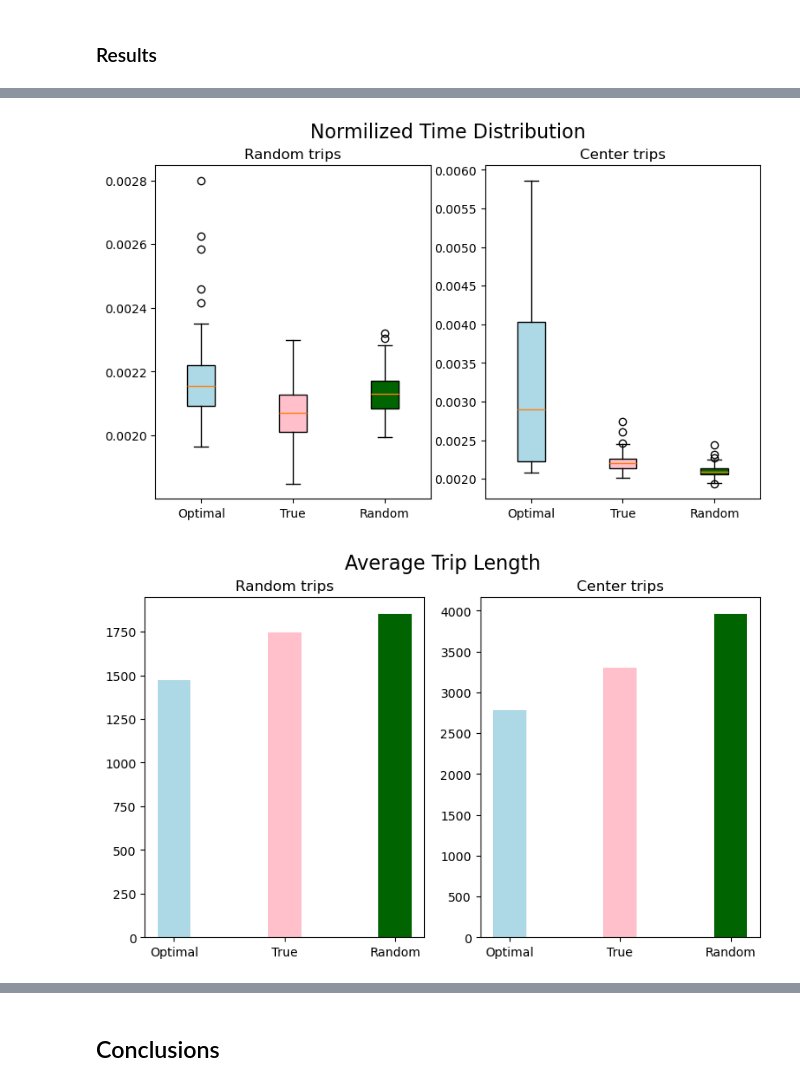
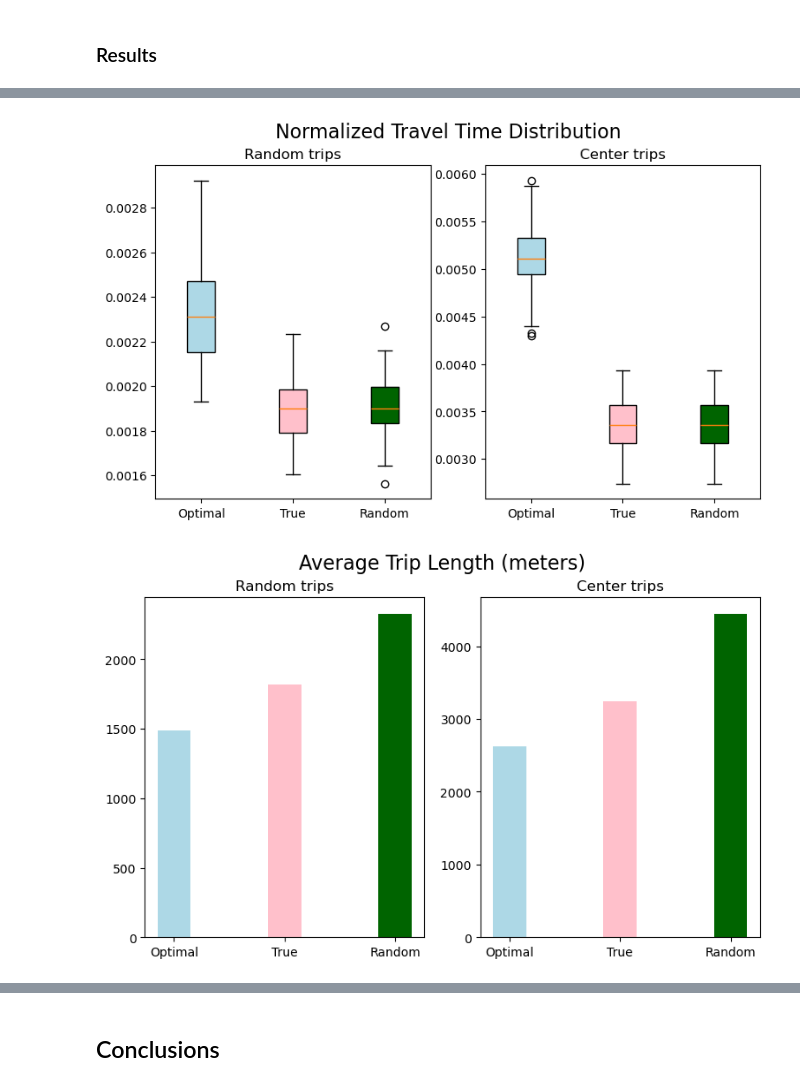
Before and after one commit to AndreaFrasson/Geospatial-Analitics, a Jupyter notebook: Project_12.ipynb, the cells around one changed output, grey strips where cells are left out. Saved outputs shown, nothing was run; the diff lists cells and outputs as text; code cells hidden in the pictures.

Commit message:
correct plots

```diff
--- a/Project_12.ipynb
+++ b/Project_12.ipynb
@@ -804,9 +813,8 @@ for idx, row in fdf.iterrows():
 th_fdf = fdf.drop(no_flow, axis = 0)
 # %%
 # get the proportion according to the sliced dataframe
-sums = th_fdf[['flows_car_aggr', 'flows_pae_aggr']].sum(axis=0)
+sums = th_fdf[['flows_car_aggr']].sum(axis=0)
 th_fdf['flows_car_aggr'] = th_fdf['flows_car_aggr']/sums['flows_car_aggr']
-th_fdf['flows_pae_aggr'] = th_fdf['flows_pae_aggr']/sums['flows_pae_aggr']
 # %%
 th_rt, th_ct, th_de, th_lr, th_lc =  main_loop(hubs, th_fdf)
 # %% [output]
@@ -843,9 +850,8 @@ for idx, row in fdf.iterrows():
 
 rh_fdf = fdf.drop(no_flow, axis = 0)
 # %%
-sums = rh_fdf[['flows_car_aggr', 'flows_pae_aggr']].sum(axis=0)
+sums = rh_fdf[['flows_car_aggr']].sum(axis=0)
 rh_fdf['flows_car_aggr'] = rh_fdf['flows_car_aggr']/sums['flows_car_aggr']
-rh_fdf['flows_pae_aggr'] = rh_fdf['flows_pae_aggr']/sums['flows_pae_aggr']
 # %%
 rh_rt, rh_ct, rh_de, rh_lr, rh_lc = main_loop(r_hubs, rh_fdf)
 # %% [output]
@@ -877,9 +883,8 @@ for idx, row in fdf.iterrows():
 
 oh_fdf = fdf.drop(no_flow, axis = 0)
 # %%
-sums = oh_fdf[['flows_car_aggr', 'flows_pae_aggr']].sum(axis=0)
+sums = oh_fdf[['flows_car_aggr']].sum(axis=0)
 oh_fdf['flows_car_aggr'] = oh_fdf['flows_car_aggr']/sums['flows_car_aggr']
-oh_fdf['flows_pae_aggr'] = oh_fdf['flows_pae_aggr']/sums['flows_pae_aggr']
 # %%
 oh_rt, oh_ct, oh_de, oh_lr, oh_lc = main_loop(opt_hubs, oh_fdf)
 # %% [output]
@@ -907,2 +912,31 @@ pd.DataFrame({'rt': oh_rt, 'ct':oh_ct, 'de':oh_de, 'lr': oh_lr,'lc': oh_lc}).to_
 # %% [markdown]
 ### Results
+# %%
+# Travel time distribution for the two types of trips
+labels = ['Optimal', 'True', 'Random']
+
+fig, (ax1, ax2) = plt.subplots(nrows=1, ncols=2, figsize=(9, 5))
+fig.suptitle('Travel Time Distribution (minutes)', fontsize=16)
+
+# rectangular box plot, normalized minutes instead of seconds
+# for random trips
+bplot1 = ax1.boxplot([oh_rt, th_rt, rh_rt],
+                     vert=True,
+                     patch_artist=True,
+                     labels=labels)
+ax1.set_title('Random trips')
+
+# for center trips
+bplot2 = ax2.boxplot([oh_ct, th_ct, rh_ct],
+                     vert=True,
+                     patch_artist=True,
+                     labels=labels)
+ax2.set_title('Center trips')
+
+# fill with colors
+colors = ['lightblue', 'pink', 'darkgreen']
+for bplot in (bplot1, bplot2):
+    for patch, color in zip(bplot['boxes'], colors):
+        patch.set_facecolor(color)
+
+fig.show()
@@ -909,38 +945,38 @@ pd.DataFrame({'rt': oh_rt, 'ct':oh_ct, 'de':oh_de, 'lr': oh_lr,'lc': oh_lc}).to_
 # %%
 fig, (ax1, ax2) = plt.subplots(nrows=1, ncols=2, figsize=(9, 5))
 
 labels = ['Optimal', 'True', 'Random']
 
-fig.suptitle('Normilized Time Distribution', fontsize=16)
+fig.suptitle('Normalized Travel Time Distribution', fontsize=16)
 
 # rectangular box plot, normalized minutes instead of seconds
 # for random trips
-bplot1 = ax1.boxplot([oh_rt, th_rt, rh_rt],
+bplot1 = ax1.boxplot([np.divide(oh_rt, oh_lr), np.divide(th_rt, th_lr), np.divide(rh_rt, rh_lr)],
                      vert=True,
                      patch_artist=True,
                      labels=labels)
 ax1.set_title('Random trips')
 
 # for center trips
-bplot2 = ax2.boxplot([oh_ct, th_ct, rh_ct],
+bplot2 = ax2.boxplot([np.divide(oh_ct, oh_lc), np.divide(th_ct, th_lc), np.divide(th_ct, th_lc)],
                      vert=True,
                      patch_artist=True,
                      labels=labels)
 ax2.set_title('Center trips')
 
 # fill with colors
 colors = ['lightblue', 'pink', 'darkgreen']
 for bplot in (bplot1, bplot2):
     for patch, color in zip(bplot['boxes'], colors):
         patch.set_facecolor(color)
 
 fig.show()
 # %% [output]
-[figure, old version]
+[figure, new version]
 # %%
 # Plot Bars
 fig, (ax1, ax2) = plt.subplots(nrows=1, ncols=2, figsize=(9, 5))
-fig.suptitle('Average Trip Length', fontsize=16)
+fig.suptitle('Average Trip Length (meters)', fontsize=16)
 
 ax1.set_title('Random trips')
 length_r = [np.mean(oh_lr), np.mean(th_lr), np.mean(rh_lr)]
@@ -954,7 +990,7 @@ barplot2 = ax2.bar(labels, length_c, color=colors, width=.3)
 
 fig.show()
 # %% [output]
-[figure, old version]
+[figure, new version]
 # %%
 fig, (ax1, ax2, ax3) = plt.subplots(nrows=1, ncols=3, figsize=(12, 4))
 
```
Also changed, not shown: parts of 13 cells of this notebook, 11 other files.
